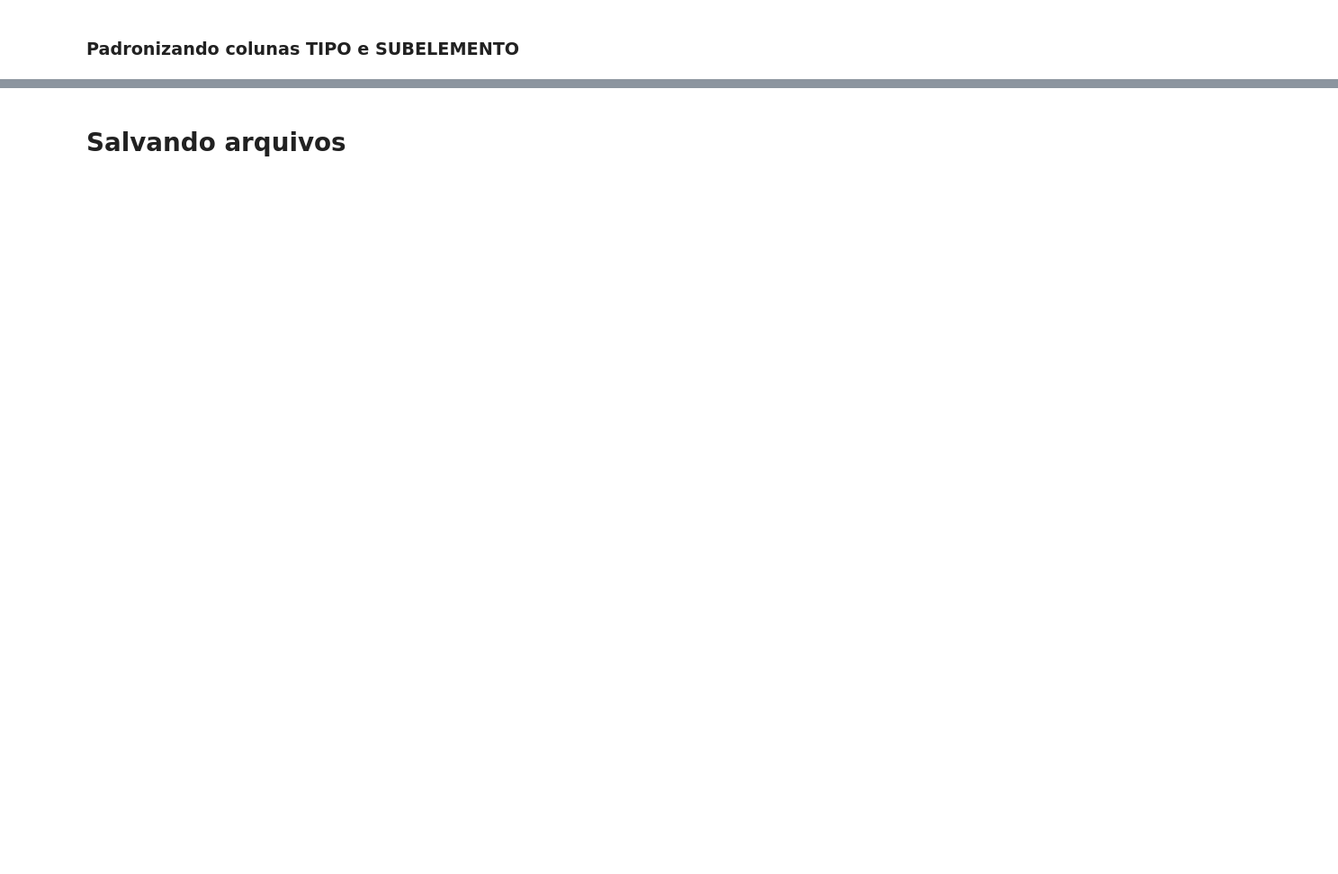
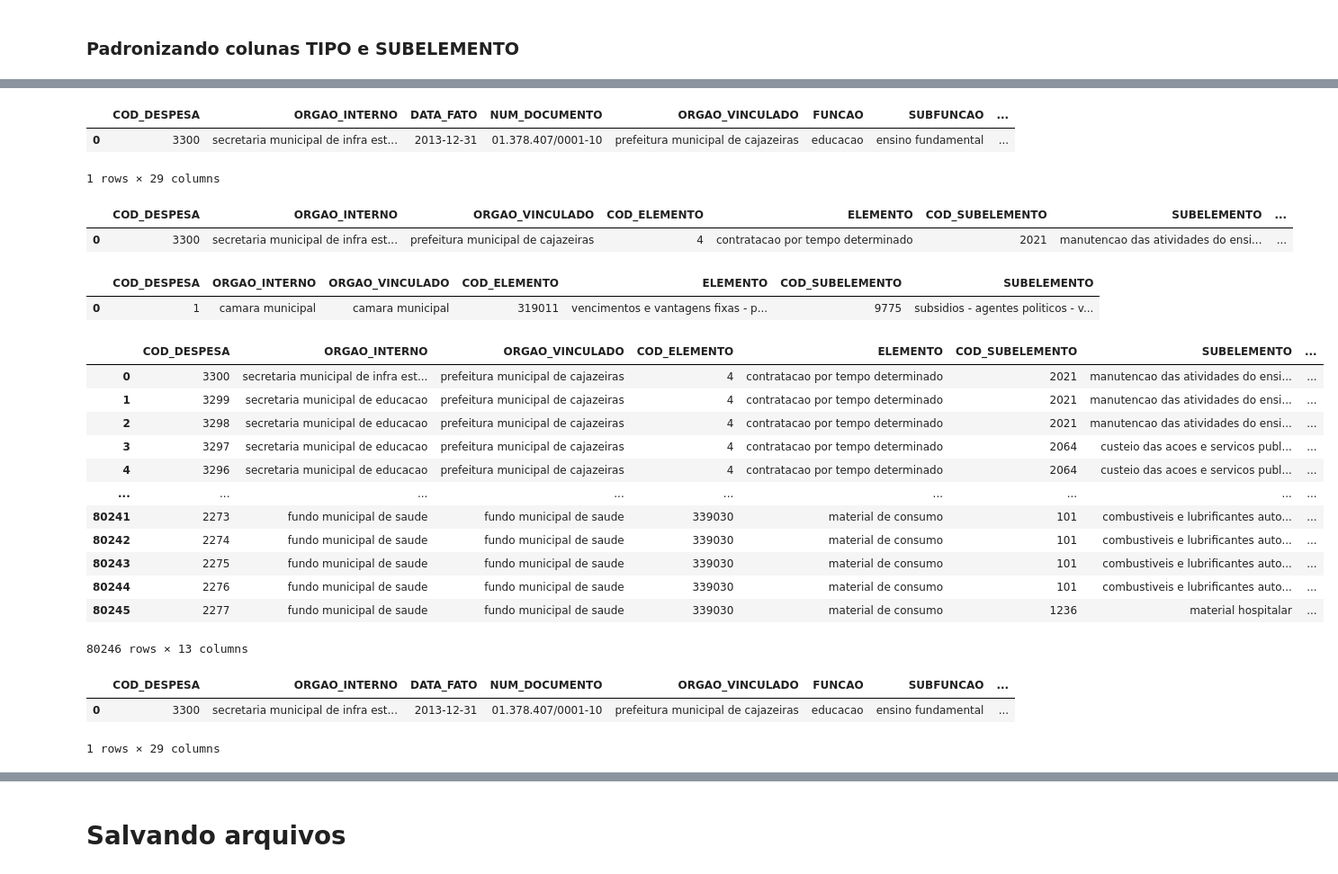
Before and after one commit to AllysonAbreu/dw_contas_publicas_2022, a Jupyter notebook: TCC2/dados/02_despesas/dados_para_carga/tratamento_novos_dados.ipynb, the cells around one changed output, grey strips where cells are left out. Shown at 90% size. Saved outputs shown, nothing was run; the diff lists cells and outputs as text; code cells hidden in the pictures; blank space fills up the shorter version.

```diff
--- a/TCC2/dados/02_despesas/dados_para_carga/tratamento_novos_dados.ipynb
+++ b/TCC2/dados/02_despesas/dados_para_carga/tratamento_novos_dados.ipynb
@@ -947,0 +1094,3 @@ df_classes_despesas_21_22.to_csv('dados_despesas_tratados_2021_2022.csv', sep=';
+# %%
+df_concat_21_22['ORGAO_INTERNO'].replace(to_replace=dic_padrao_dados_orgao_interno, inplace=True)
+df_concat_21_22.head(1)
@@ -947,0 +1104,54 @@ df_classes_despesas_21_22.to_csv('dados_despesas_tratados_2021_2022.csv', sep=';
+# %%
+df_concat['ORGAO_INTERNO'].replace(to_replace=dic_padrao_dados_orgao_interno, inplace=True)
+df_concat.head(1)
+# %% [output]
+|  | COD_DESPESA | ORGAO_INTERNO | DATA_FATO | NUM_DOCUMENTO | ORGAO_VINCULADO | FUNCAO | SUBFUNCAO | ... |
+| 0 | 3300 | secretaria municipal de infra est... | 2013-12-31 | 01.378.407/0001-10 | prefeitura municipal de cajazeiras | educacao | ensino fundamental | ... |
+1 rows × 29 columns
+# %%
+colunas = ['COD_DESPESA','ORGAO_INTERNO','COD_ORGAO_VINCULADO','ORGAO_VINCULADO','COD_FUNCAO','FUNCAO','COD_SUBFUNCAO','SUBFUNCAO','COD_PROGRAMA_GOVERNO','PROGRAMA_GOVERNO','COD_ACAO_GOVERNO','ACAO_GOVERNO','COD_CAT_ECONOMICA','CAT_ECONOMICA','COD_NATUREZA','NATUREZA','COD_APLICACAO','APLICACAO','COD_ELEMENTO','ELEMENTO']
+df_classes_despesas_2013_2020 = df_concat[colunas].copy()
+df_classes_despesas_2013_2020 = df_classes_despesas_2013_2020.reindex(columns=['COD_DESPESA','ORGAO_INTERNO','ORGAO_VINCULADO','COD_ELEMENTO','ELEMENTO','COD_ACAO_GOVERNO','ACAO_GOVERNO','COD_FUNCAO','FUNCAO','COD_SUBFUNCAO','SUBFUNCAO','COD_NATUREZA','NATUREZA'])
+df_classes_despesas_2013_2020.rename(columns={'COD_ACAO_GOVERNO':'COD_SUBELEMENTO','ACAO_GOVERNO':'SUBELEMENTO'}, inplace=True)
+df_classes_despesas_2013_2020.head(1)
+# %% [output]
+|  | COD_DESPESA | ORGAO_INTERNO | ORGAO_VINCULADO | COD_ELEMENTO | ELEMENTO | COD_SUBELEMENTO | SUBELEMENTO | ... |
+| 0 | 3300 | secretaria municipal de infra est... | prefeitura municipal de cajazeiras | 4 | contratacao por tempo determinado | 2021 | manutencao das atividades do ensi... | ... |
+# %%
+colunas = ['COD_DESPESA','ORGAO_INTERNO','ORGAO_VINCULADO','COD_TIPO','TIPO','COD_SUBELEMENTO','SUBELEMENTO']
+df_classes_despesas_2021_2022 = df_concat_21_22[colunas].copy()
+df_classes_despesas_2021_2022.rename(columns={'COD_TIPO':'COD_ELEMENTO','TIPO':'ELEMENTO'}, inplace=True)
+df_classes_despesas_2021_2022.head(1)
+# %% [output]
+|  | COD_DESPESA | ORGAO_INTERNO | ORGAO_VINCULADO | COD_ELEMENTO | ELEMENTO | COD_SUBELEMENTO | SUBELEMENTO |
+| 0 | 1 | camara municipal | camara municipal | 319011 | vencimentos e vantagens fixas - p... | 9775 | subsidios - agentes politicos - v... |
+# %%
+df_classes_despesas = pd.concat([df_classes_despesas_2013_2020,df_classes_despesas_2021_2022])
+df_classes_despesas.reset_index(drop=True, inplace=True)
+
+df_classes_despesas['COD_FUNCAO'] = df_classes_despesas['COD_FUNCAO'].fillna(1)
+df_classes_despesas['FUNCAO'] = df_classes_despesas['FUNCAO'].fillna('sem informacoes')
+df_classes_despesas['COD_SUBFUNCAO'] = df_classes_despesas['COD_SUBFUNCAO'].fillna(1)
+df_classes_despesas['SUBFUNCAO'] = df_classes_despesas['SUBFUNCAO'].fillna('sem informacoes')
+df_classes_despesas['COD_NATUREZA'] = df_classes_despesas['COD_NATUREZA'].fillna(10)
+df_classes_despesas['NATUREZA'] = df_classes_despesas['NATUREZA'].fillna('sem informacoes')
+
+df_classes_despesas.loc[:, 'COD_FUNCAO'] = df_classes_despesas['COD_FUNCAO'].astype(int)
+df_classes_despesas.loc[:, 'COD_SUBFUNCAO'] = df_classes_despesas['COD_SUBFUNCAO'].astype(int)
+df_classes_despesas.loc[:, 'COD_NATUREZA'] = df_classes_despesas['COD_NATUREZA'].astype(int)
+
+df_classes_despesas
+# %% [output]
+|  | COD_DESPESA | ORGAO_INTERNO | ORGAO_VINCULADO | COD_ELEMENTO | ELEMENTO | COD_SUBELEMENTO | SUBELEMENTO | ... |
+| 0 | 3300 | secretaria municipal de infra est... | prefeitura municipal de cajazeiras | 4 | contratacao por tempo determinado | 2021 | manutencao das atividades do ensi... | ... |
+| 1 | 3299 | secretaria municipal de educacao | prefeitura municipal de cajazeiras | 4 | contratacao por tempo determinado | 2021 | manutencao das atividades do ensi... | ... |
+| 2 | 3298 | secretaria municipal de educacao | prefeitura municipal de cajazeiras | 4 | contratacao por tempo determinado | 2021 | manutencao das atividades do ensi... | ... |
+| 3 | 3297 | secretaria municipal de educacao | prefeitura municipal de cajazeiras | 4 | contratacao por tempo determinado | 2064 | custeio das acoes e servicos publ... | ... |
+| 4 | 3296 | secretaria municipal de educacao | prefeitura municipal de cajazeiras | 4 | contratacao por tempo determinado | 2064 | custeio das acoes e servicos publ... | ... |
+| ... | ... | ... | ... | ... | ... | ... | ... | ... |
+| 80241 | 2273 | fundo municipal de saude | fundo municipal de saude | 339030 | material de consumo | 101 | combustiveis e lubrificantes auto... | ... |
+| 80242 | 2274 | fundo municipal de saude | fundo municipal de saude | 339030 | material de consumo | 101 | combustiveis e lubrificantes auto... | ... |
+| 80243 | 2275 | fundo municipal de saude | fundo municipal de saude | 339030 | material de consumo | 101 | combustiveis e lubrificantes auto... | ... |
+| 80244 | 2276 | fundo municipal de saude | fundo municipal de saude | 339030 | material de consumo | 101 | combustiveis e lubrificantes auto... | ... |
+| 80245 | 2277 | fundo municipal de saude | fundo municipal de saude | 339030 | material de consumo | 1236 | material hospitalar | ... |
+80246 rows × 13 columns
@@ -947,0 +1160,6 @@ df_classes_despesas_21_22.to_csv('dados_despesas_tratados_2021_2022.csv', sep=';
+# %%
+df_concat.head(1)
+# %% [output]
+|  | COD_DESPESA | ORGAO_INTERNO | DATA_FATO | NUM_DOCUMENTO | ORGAO_VINCULADO | FUNCAO | SUBFUNCAO | ... |
+| 0 | 3300 | secretaria municipal de infra est... | 2013-12-31 | 01.378.407/0001-10 | prefeitura municipal de cajazeiras | educacao | ensino fundamental | ... |
+1 rows × 29 columns
```
Also changed, not shown: parts of 54 cells of this notebook, 18 other files.
